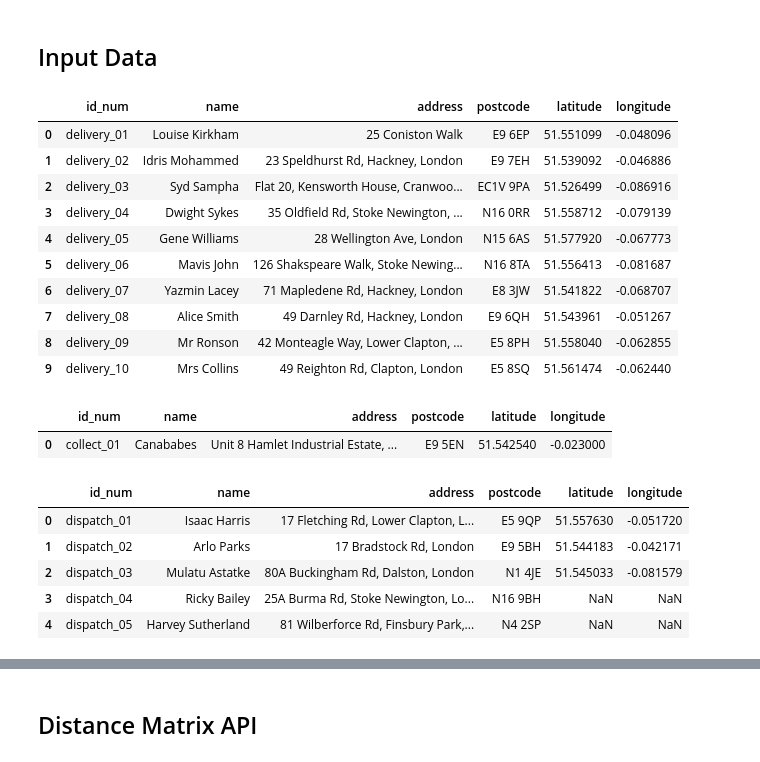
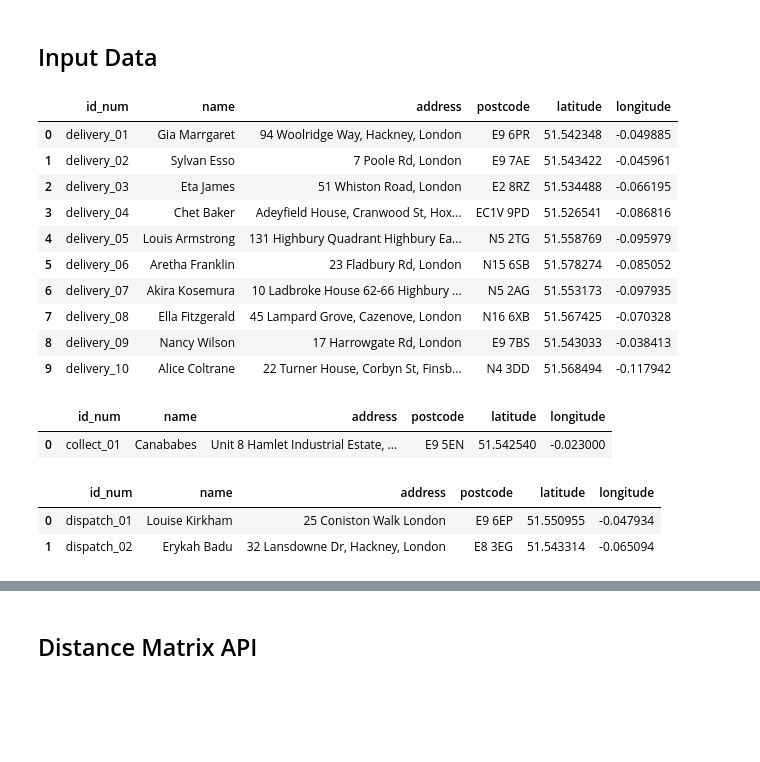
Before and after one commit to LNKirkham/perch_vrp, a Jupyter notebook: Perch Routing.ipynb, the cells around one changed output, grey strips where cells are left out. Saved outputs shown, nothing was run; the diff lists cells and outputs as text; code cells hidden in the pictures; blank space fills up the shorter version.

```diff
--- a/Perch Routing.ipynb
+++ b/Perch Routing.ipynb
@@ -38,20 +68,20 @@ os.getcwd()
 ## Input Data
 # %%
 # Delivery addresses
-delivery_points_df = pd.read_csv('data/10_random_addresses.csv', index_col=False)
+delivery_points_df = pd.read_csv('data/input/10_random_delivery_points.csv', index_col=False)
 delivery_points_df
 # %% [output]
 |  | id_num | name | address | postcode | latitude | longitude |
-| 0 | delivery_01 | Louise Kirkham | 25 Coniston Walk | E9 6EP | 51.551099 | -0.048096 |
-| 1 | delivery_02 | Idris Mohammed | 23 Speldhurst Rd, Hackney, London | E9 7EH | 51.539092 | -0.046886 |
-| 2 | delivery_03 | Syd Sampha | Flat 20, Kensworth House, Cranwoo... | EC1V 9PA | 51.526499 | -0.086916 |
-| 3 | delivery_04 | Dwight Sykes | 35 Oldfield Rd, Stoke Newington, ... | N16 0RR | 51.558712 | -0.079139 |
-| 4 | delivery_05 | Gene Williams | 28 Wellington Ave, London | N15 6AS | 51.577920 | -0.067773 |
-| 5 | delivery_06 | Mavis John | 126 Shakspeare Walk, Stoke Newing... | N16 8TA | 51.556413 | -0.081687 |
-| 6 | delivery_07 | Yazmin Lacey | 71 Mapledene Rd, Hackney, London | E8 3JW | 51.541822 | -0.068707 |
-| 7 | delivery_08 | Alice Smith | 49 Darnley Rd, Hackney, London | E9 6QH | 51.543961 | -0.051267 |
-| 8 | delivery_09 | Mr Ronson | 42 Monteagle Way, Lower Clapton, ... | E5 8PH | 51.558040 | -0.062855 |
-| 9 | delivery_10 | Mrs Collins | 49 Reighton Rd, Clapton, London | E5 8SQ | 51.561474 | -0.062440 |
+| 0 | delivery_01 | Gia Marrgaret | 94 Woolridge Way, Hackney, London | E9 6PR | 51.542348 | -0.049885 |
+| 1 | delivery_02 | Sylvan Esso | 7 Poole Rd, London | E9 7AE | 51.543422 | -0.045961 |
+| 2 | delivery_03 | Eta James | 51 Whiston Road, London | E2 8RZ | 51.534488 | -0.066195 |
+| 3 | delivery_04 | Chet Baker | Adeyfield House, Cranwood St, Hox... | EC1V 9PD | 51.526541 | -0.086816 |
+| 4 | delivery_05 | Louis Armstrong | 131 Highbury Quadrant Highbury Ea... | N5 2TG | 51.558769 | -0.095979 |
+| 5 | delivery_06 | Aretha Franklin | 23 Fladbury Rd, London | N15 6SB | 51.578274 | -0.085052 |
+| 6 | delivery_07 | Akira Kosemura | 10 Ladbroke House 62-66 Highbury ... | N5 2AG | 51.553173 | -0.097935 |
+| 7 | delivery_08 | Ella Fitzgerald | 45 Lampard Grove, Cazenove, London | N16 6XB | 51.567425 | -0.070328 |
+| 8 | delivery_09 | Nancy Wilson | 17 Harrowgate Rd, London | E9 7BS | 51.543033 | -0.038413 |
+| 9 | delivery_10 | Alice Coltrane | 22 Turner House, Corbyn St, Finsb... | N4 3DD | 51.568494 | -0.117942 |
 # %%
 # Collection point
 class CollectionPoint:
@@ -88,15 +118,12 @@ collection_point_df
 | 0 | collect_01 | Canababes | Unit 8 Hamlet Industrial Estate, ... | E9 5EN | 51.542540 | -0.023000 |
 # %%
 # Dispatch crew assemble!
-dispatch_crew_df = pd.read_csv('data/dispatch_crew.csv', index_col=False)
+dispatch_crew_df = pd.read_csv('data/input/dispatch_crew.csv', index_col=False)
 dispatch_crew_df
 # %% [output]
 |  | id_num | name | address | postcode | latitude | longitude |
-| 0 | dispatch_01 | Isaac Harris | 17 Fletching Rd, Lower Clapton, L... | E5 9QP | 51.557630 | -0.051720 |
-| 1 | dispatch_02 | Arlo Parks | 17 Bradstock Rd, London | E9 5BH | 51.544183 | -0.042171 |
-| 2 | dispatch_03 | Mulatu Astatke | 80A Buckingham Rd, Dalston, London | N1 4JE | 51.545033 | -0.081579 |
-| 3 | dispatch_04 | Ricky Bailey | 25A Burma Rd, Stoke Newington, Lo... | N16 9BH | NaN | NaN |
-| 4 | dispatch_05 | Harvey Sutherland | 81 Wilberforce Rd, Finsbury Park,... | N4 2SP | NaN | NaN |
+| 0 | dispatch_01 | Louise Kirkham | 25 Coniston Walk London | E9 6EP | 51.550955 | -0.047934 |
+| 1 | dispatch_02 | Erykah Badu | 32 Lansdowne Dr, Hackney, London | E8 3EG | 51.543314 | -0.065094 |
 # %%
 my_mapbox_access_token = 'pk.eyJ1IjoibG91aXNla2lya2hhbSIsImEiOiJjazYxMGJrZDcwOTdzM3RxaXQ4NG1jZHVlIn0.NeE7I8fu5zglEoeFc_eirQ'
 
```
Also changed, not shown: parts of 12 cells of this notebook, 2 other files.
